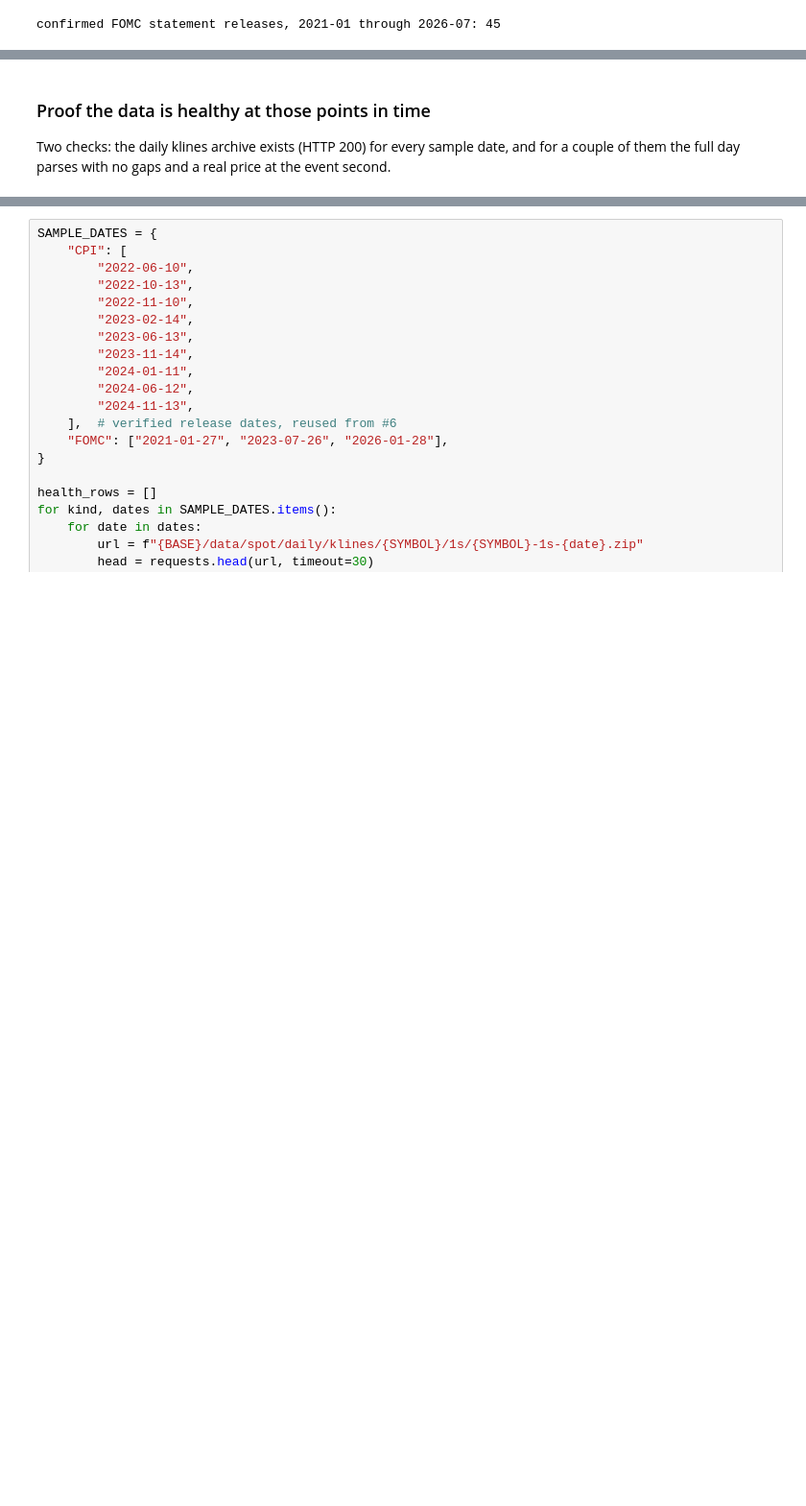
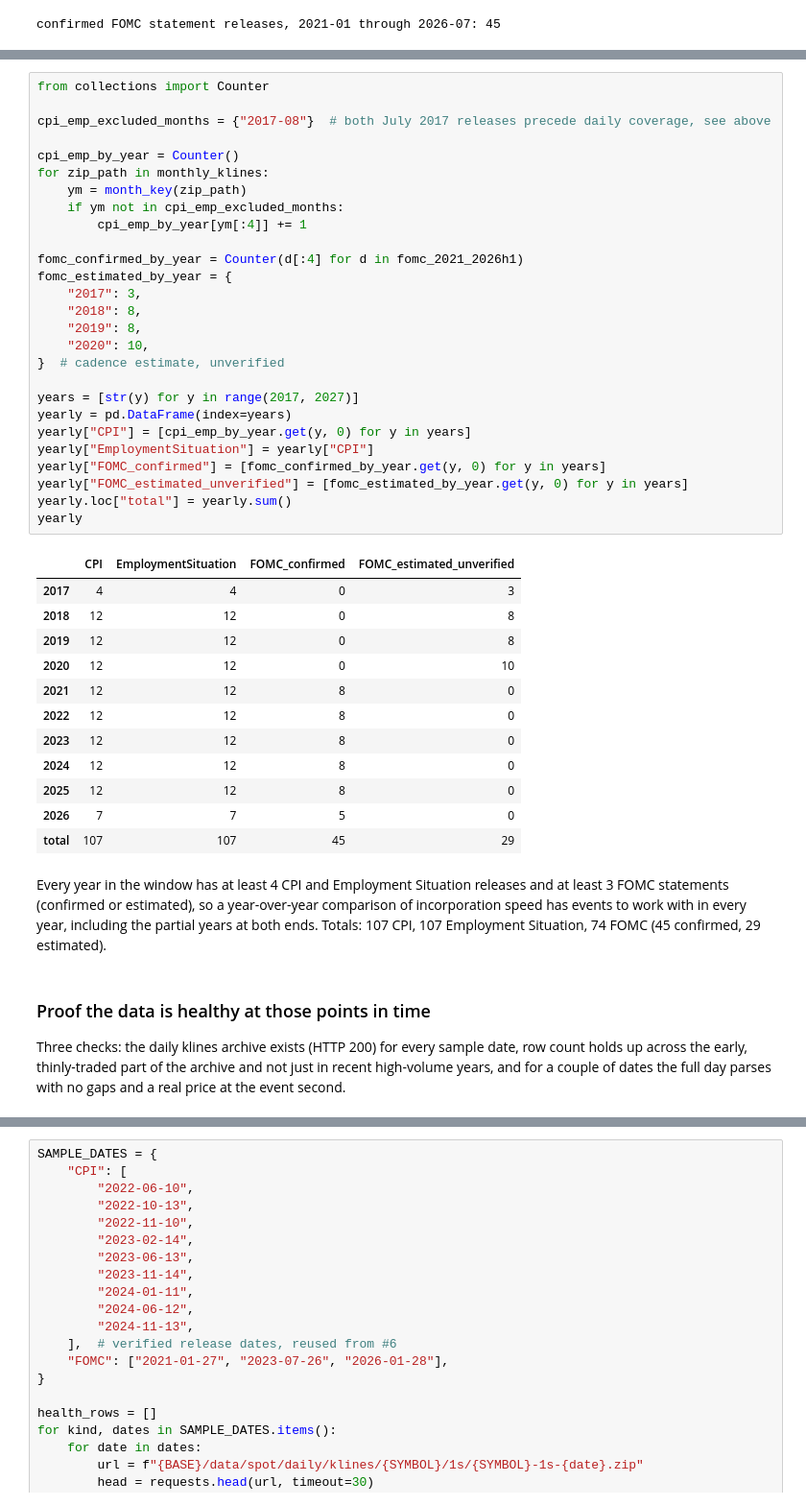
Before and after one commit to i-staykov/proj-price-discovery, a Jupyter notebook: notebooks/data-recon.ipynb, the cells around one changed output, grey strips where cells are left out. Shown at 96% size. Cells and saved outputs as stored; diff of their text form; blank space fills up the shorter version.

```diff
--- a/notebooks/data-recon.ipynb
+++ b/notebooks/data-recon.ipynb
@@ -360,5 +387,51 @@ and FOMC statements are, so they do not fit this project's instrument (see `CLAU
+# %%
+from collections import Counter
+
+cpi_emp_excluded_months = {"2017-08"}  # both July 2017 releases precede daily coverage, see above
+
+cpi_emp_by_year = Counter()
+for zip_path in monthly_klines:
+    ym = month_key(zip_path)
+    if ym not in cpi_emp_excluded_months:
+        cpi_emp_by_year[ym[:4]] += 1
+
+fomc_confirmed_by_year = Counter(d[:4] for d in fomc_2021_2026h1)
+fomc_estimated_by_year = {
+    "2017": 3,
+    "2018": 8,
+    "2019": 8,
+    "2020": 10,
+}  # cadence estimate, unverified
+
+years = [str(y) for y in range(2017, 2027)]
+yearly = pd.DataFrame(index=years)
+yearly["CPI"] = [cpi_emp_by_year.get(y, 0) for y in years]
+yearly["EmploymentSituation"] = yearly["CPI"]
+yearly["FOMC_confirmed"] = [fomc_confirmed_by_year.get(y, 0) for y in years]
+yearly["FOMC_estimated_unverified"] = [fomc_estimated_by_year.get(y, 0) for y in years]
+yearly.loc["total"] = yearly.sum()
+yearly
+# %% [output]
+|  | CPI | EmploymentSituation | FOMC_confirmed | FOMC_estimated_unverified |
+| 2017 | 4 | 4 | 0 | 3 |
+| 2018 | 12 | 12 | 0 | 8 |
+| 2019 | 12 | 12 | 0 | 8 |
+| 2020 | 12 | 12 | 0 | 10 |
+| 2021 | 12 | 12 | 8 | 0 |
+| 2022 | 12 | 12 | 8 | 0 |
+| 2023 | 12 | 12 | 8 | 0 |
+| 2024 | 12 | 12 | 8 | 0 |
+| 2025 | 12 | 12 | 8 | 0 |
+| 2026 | 7 | 7 | 5 | 0 |
+| total | 107 | 107 | 45 | 29 |
+# %% [markdown]
+Every year in the window has at least 4 CPI and Employment Situation releases and at least 3 FOMC
+statements (confirmed or estimated), so a year-over-year comparison of incorporation speed has
+events to work with in every year, including the partial years at both ends. Totals: 107 CPI, 107
+Employment Situation, 74 FOMC (45 confirmed, 29 estimated).
 # %% [markdown]
 ### Proof the data is healthy at those points in time
 
-Two checks: the daily klines archive exists (HTTP 200) for every sample date, and for a couple of
-them the full day parses with no gaps and a real price at the event second.
+Three checks: the daily klines archive exists (HTTP 200) for every sample date, row count holds up
+across the early, thinly-traded part of the archive and not just in recent high-volume years, and
+for a couple of dates the full day parses with no gaps and a real price at the event second.
```
Also changed, not shown: parts of 14 cells of this notebook.
